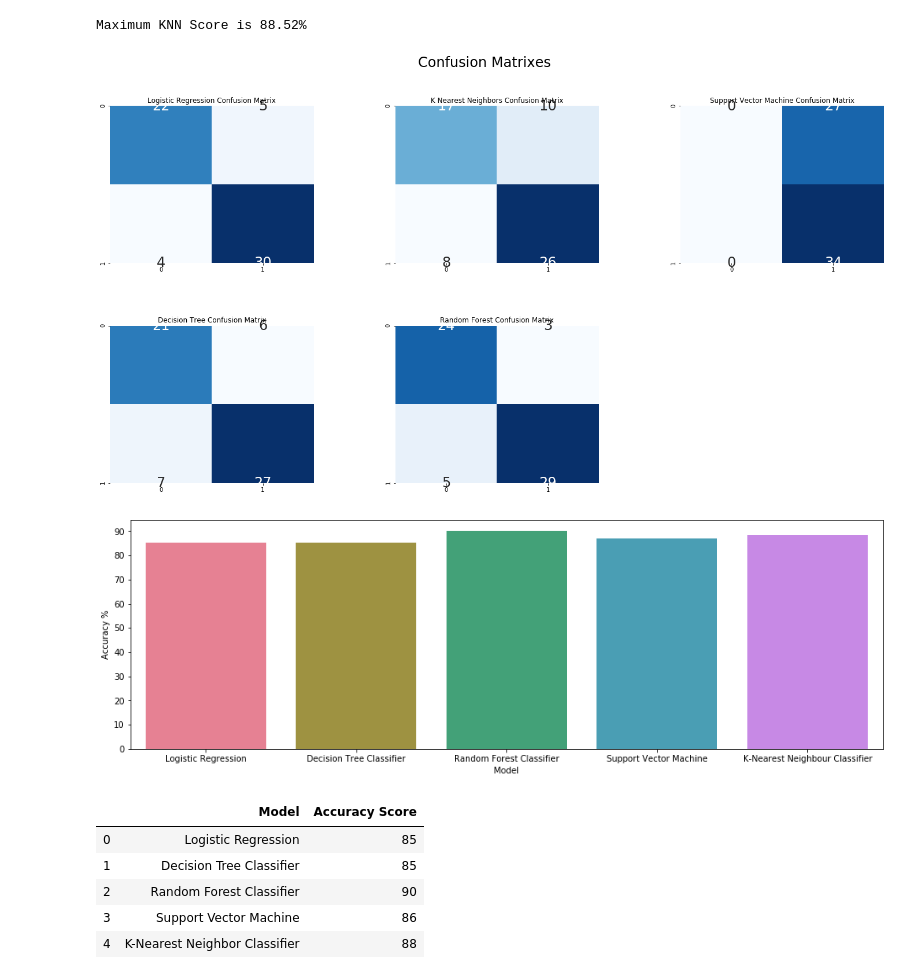
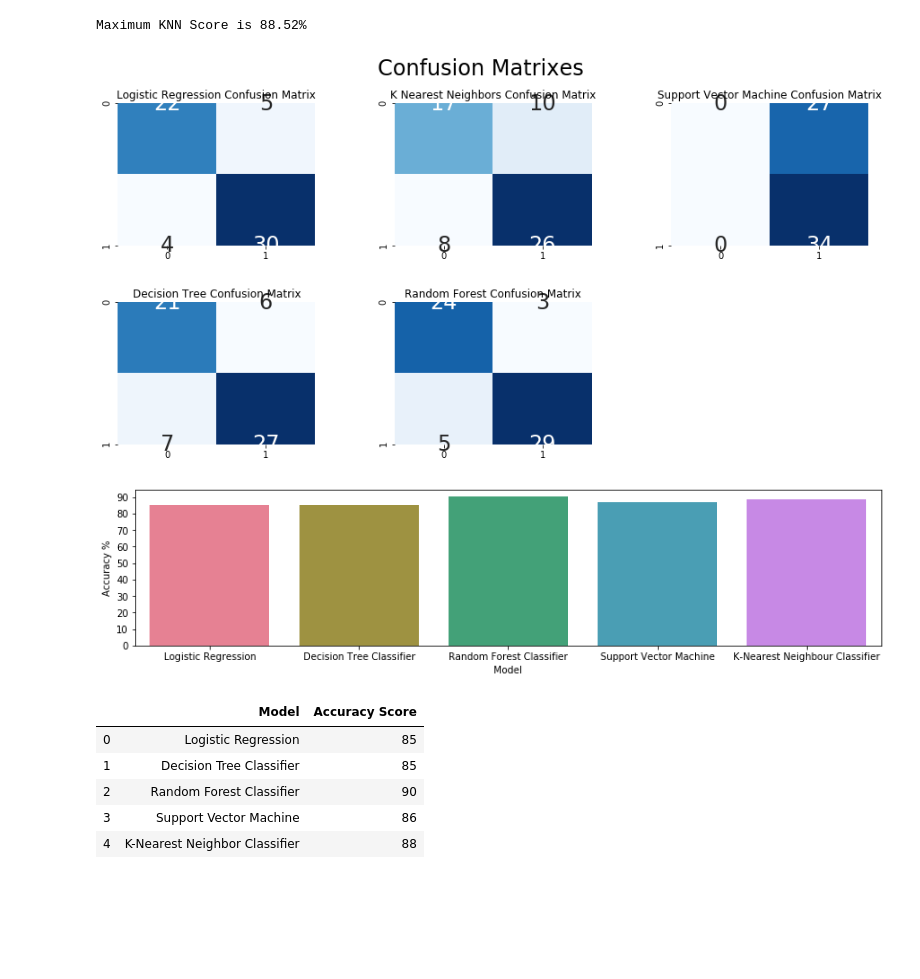
Before and after one commit to uyennguyen16900/heart-disease-prediction, a Jupyter notebook: heart_disease_prediction.ipynb, the cells around one changed output. Cells and saved outputs as stored; diff of their text form; code cells hidden in the pictures; blank space fills up the shorter version.

```diff
--- a/heart_disease_prediction.ipynb
+++ b/heart_disease_prediction.ipynb
@@ -337,43 +333,36 @@ cm_svm = confusion_matrix(y_test,y_svm)
 cm_tree = confusion_matrix(y_test,y_tree)
 cm_rf = confusion_matrix(y_test,y_rf)
 # %%
-plt.figure(figsize=(24,12))
-
+plt.figure(figsize=(15,7))
 plt.suptitle("Confusion Matrixes",fontsize=24)
 plt.subplots_adjust(wspace = 0.4, hspace= 0.4)
-
 plt.subplot(2,3,1)
 plt.title("Logistic Regression Confusion Matrix")
 sns.heatmap(cm_lr,annot=True,cmap="Blues",fmt="d",cbar=False, annot_kws={"size": 24})
-
 plt.subplot(2,3,2)
 plt.title("K Nearest Neighbors Confusion Matrix")
 sns.heatmap(cm_knn,annot=True,cmap="Blues",fmt="d",cbar=False, annot_kws={"size": 24})
-
 plt.subplot(2,3,3)
 plt.title("Support Vector Machine Confusion Matrix")
 sns.heatmap(cm_svm,annot=True,cmap="Blues",fmt="d",cbar=False, annot_kws={"size": 24})
-
 plt.subplot(2,3,4)
 plt.title("Decision Tree Confusion Matrix")
 sns.heatmap(cm_tree,annot=True,cmap="Blues",fmt="d",cbar=False, annot_kws={"size": 24})
-
 plt.subplot(2,3,5)
 plt.title("Random Forest Confusion Matrix")
 sns.heatmap(cm_rf,annot=True,cmap="Blues",fmt="d",cbar=False, annot_kws={"size": 24})
-
 plt.show()
 # %% [output]
-[figure, old version]
+[figure, new version]
 # %%
-plt.figure(figsize=(16,5))
+plt.figure(figsize=(14,3))
 plt.yticks(np.arange(0,100,10))
 plt.ylabel("Accuracy %")
 plt.xlabel("Model")
 sns.barplot(x=list(acc_score.keys()), y=list(acc_score.values()), palette="husl")
 plt.show()
 # %% [output]
-[figure, old version]
+[figure, new version]
 # %%
 dt = pd.DataFrame(accuracies)
 dt
```
Also changed, not shown: parts of 10 cells of this notebook, 2 other files.
